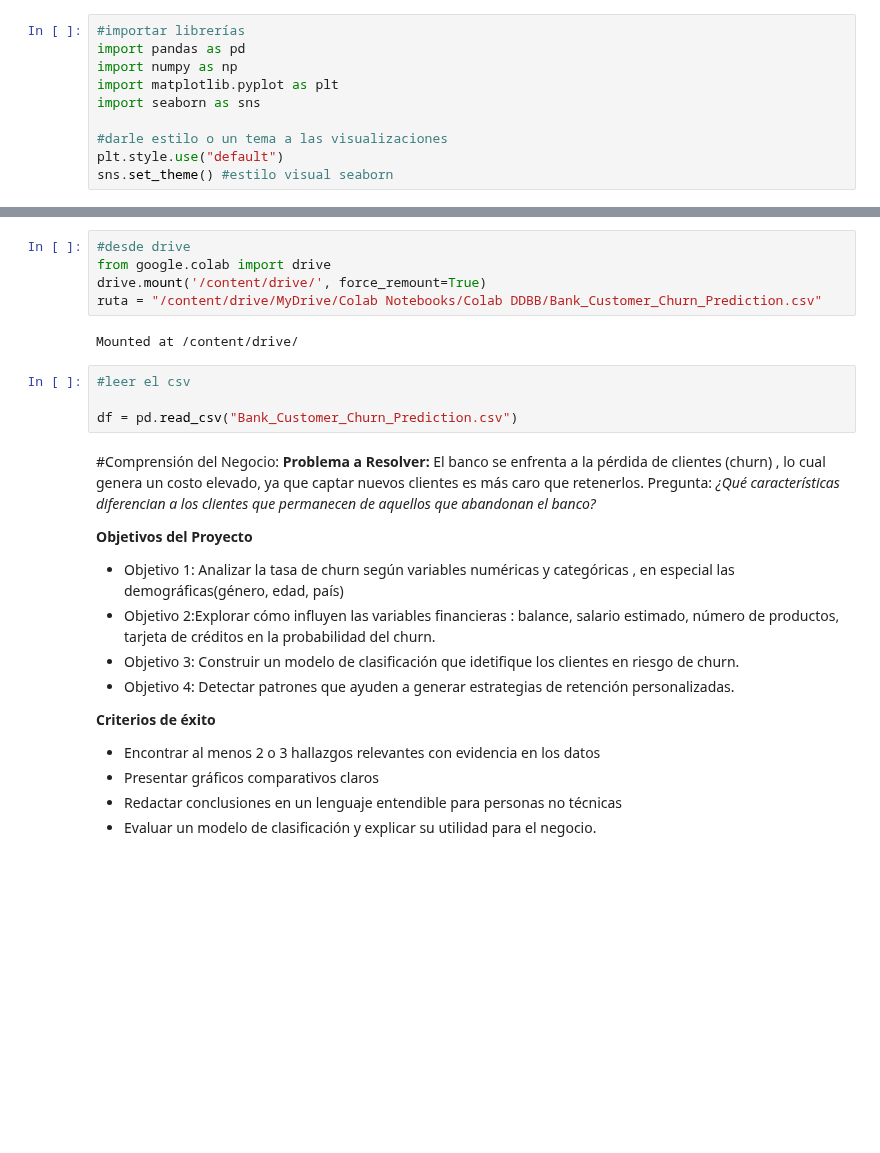
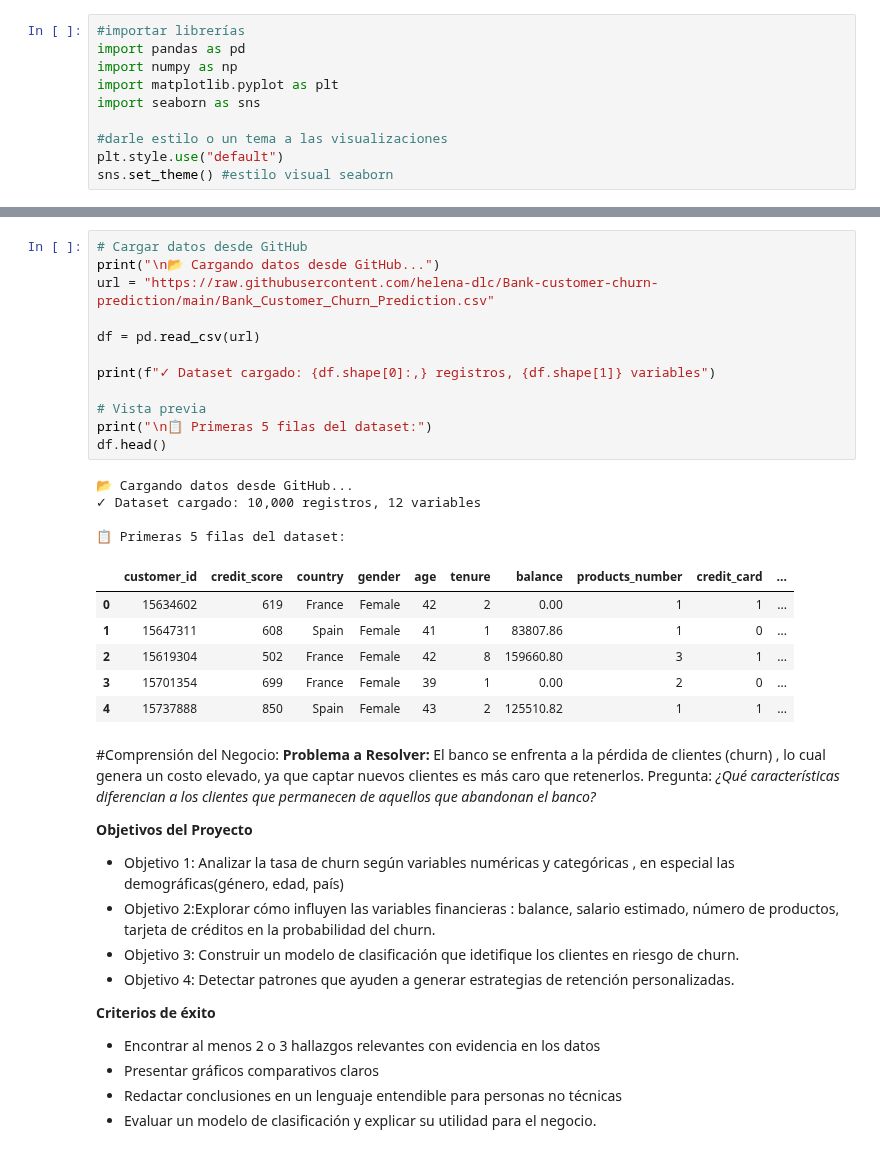
Before and after one commit to helena-dlc/Bank-customer-churn-prediction, a Jupyter notebook: bankcustomerchurn_helena (1).ipynb, the cells around one changed output, grey strips where cells are left out. Drawn from its saved outputs; the diff is of its cells as text; blank space fills up the shorter version.

Commit message:
Corrección Notebook

```diff
--- a/bankcustomerchurn_helena (1).ipynb
+++ b/bankcustomerchurn_helena (1).ipynb
@@ -25,14 +15,26 @@ Saving Bank_Customer_Churn_Prediction.csv to Bank_Customer_Churn_Prediction (3).
-# %%
-#desde drive
-from google.colab import drive
-drive.mount('/content/drive/', force_remount=True)
-ruta = "/content/drive/MyDrive/Colab Notebooks/Colab DDBB/Bank_Customer_Churn_Prediction.csv"
-# %% [output]
-Mounted at /content/drive/
-# %%
-#leer el csv
-
-df = pd.read_csv("Bank_Customer_Churn_Prediction.csv")
+# %%
+# Cargar datos desde GitHub
+print("\n📂 Cargando datos desde GitHub...")
+url = "https://raw.githubusercontent.com/helena-dlc/Bank-customer-churn-prediction/main/Bank_Customer_Churn_Prediction.csv"
+
+df = pd.read_csv(url)
+
+print(f"✓ Dataset cargado: {df.shape[0]:,} registros, {df.shape[1]} variables")
+
+# Vista previa
+print("\n📋 Primeras 5 filas del dataset:")
+df.head()
+# %% [output]
+📂 Cargando datos desde GitHub...
+✓ Dataset cargado: 10,000 registros, 12 variables
+
+📋 Primeras 5 filas del dataset:
+|  | customer_id | credit_score | country | gender | age | tenure | balance | products_number | credit_card | ... |
+| 0 | 15634602 | 619 | France | Female | 42 | 2 | 0.00 | 1 | 1 | ... |
+| 1 | 15647311 | 608 | Spain | Female | 41 | 1 | 83807.86 | 1 | 0 | ... |
+| 2 | 15619304 | 502 | France | Female | 42 | 8 | 159660.80 | 3 | 1 | ... |
+| 3 | 15701354 | 699 | France | Female | 39 | 1 | 0.00 | 2 | 0 | ... |
+| 4 | 15737888 | 850 | Spain | Female | 43 | 2 | 125510.82 | 1 | 1 | ... |
 # %% [markdown]
 #Comprensión del Negocio:
 **Problema a Resolver:**
```
Also changed, not shown: parts of 8 cells of this notebook.
